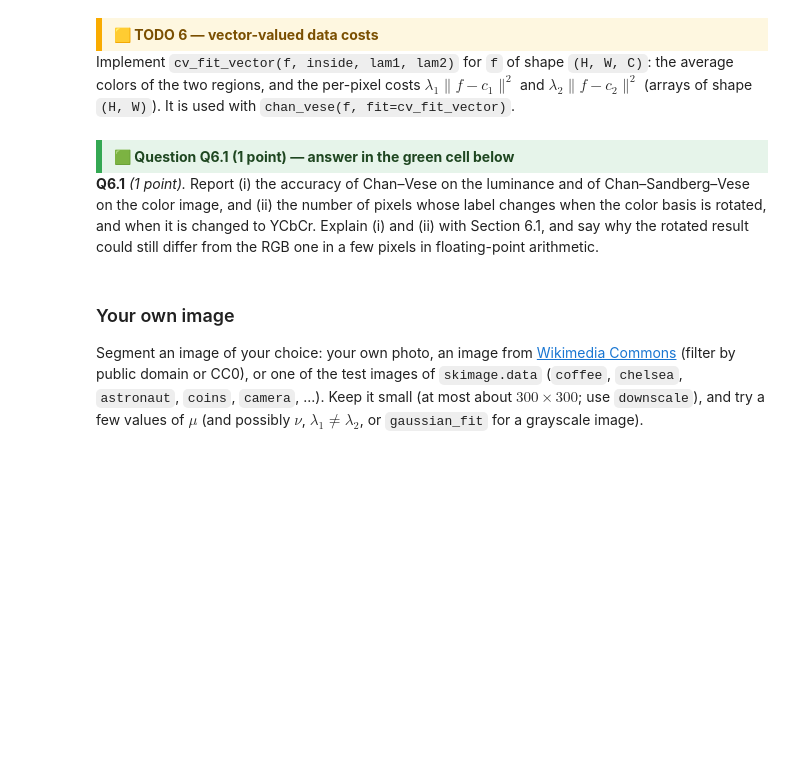
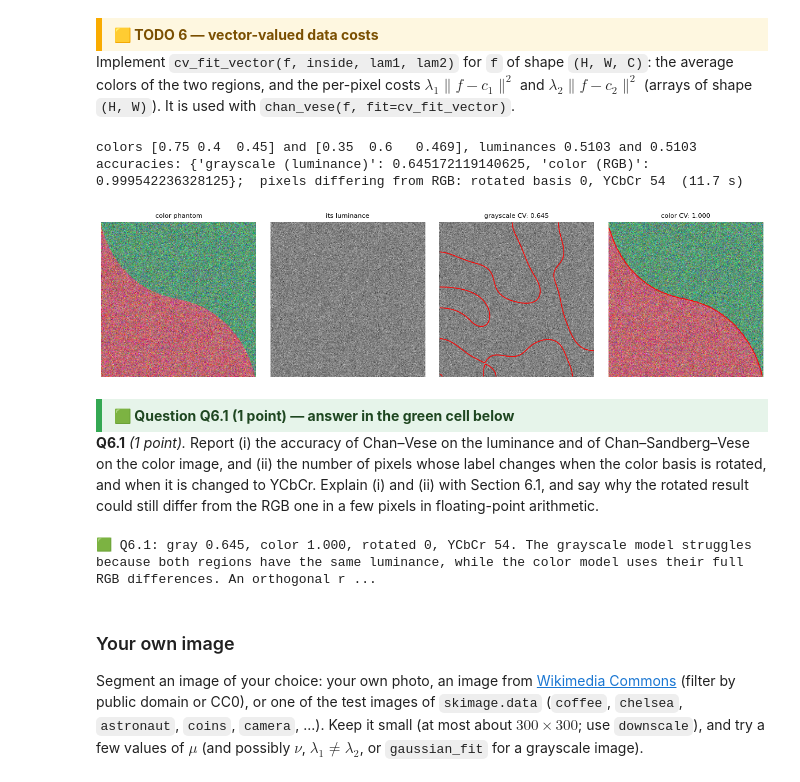
Before and after one commit to Nifel13/C2_optimization, a Jupyter notebook: Week3/Lab3_ChanVese.ipynb, the cells around one changed output. Saved outputs shown, nothing was run; the diff lists cells and outputs as text; code cells hidden in the pictures; blank space fills up the shorter version.

```diff
--- a/Week3/Lab3_ChanVese.ipynb
+++ b/Week3/Lab3_ChanVese.ipynb
@@ -999,42 +1034,53 @@ Implement `cv_fit_vector(f, inside, lam1, lam2)` for `f` of shape `(H, W, C)`: t
 # %%
 def cv_fit_vector(f, inside, lam1=1.0, lam2=1.0):
     # 🟨 YOUR CODE HERE
-    raise NotImplementedError("🟨 Complete this part")
+    c1 = f[inside].mean(axis=0) if inside.any() else np.zeros(f.shape[-1])
+    c2 = f[~inside].mean(axis=0) if (~inside).any() else np.zeros(f.shape[-1])
+
+    cost1 = lam1 * np.sum((f - c1) ** 2, axis=-1)
+    cost2 = lam2 * np.sum((f - c2) ** 2, axis=-1)
+
+    return cost1, cost2
 
 # A color phantom: two colors with exactly the same luminance, plus noise in each channel
 LUM = np.array([0.299, 0.587, 0.114])
 col_in = np.array([0.75, 0.40, 0.45])
 col_out = np.array([0.35, 0.60, 0.0])
 col_out[2] = (LUM @ col_in - LUM[:2] @ col_out[:2]) / LUM[2]          # choose blue so that the luminances match
 rng6 = np.random.default_rng(SEED_COLOR)
 phantom_color = np.where(MASK[..., None], col_in, col_out) + 0.15 * rng6.standard_normal(MASK.shape + (3,))
 phantom_gray = phantom_color @ LUM
 print(f"colors {col_in} and {np.round(col_out, 3)}, luminances {LUM @ col_in:.4f} and {LUM @ col_out:.4f}")
 
 color_runs = {}
 t0 = time.time()
 phi_g, it_g, _ = chan_vese(phantom_gray, mu=0.2, max_iter=1500)
 color_runs["grayscale (luminance)"] = accuracy(phi_g >= 0, MASK)
 phi_c, it_c, _ = chan_vese(phantom_color, mu=0.2, max_iter=1500, fit=cv_fit_vector)
 color_runs["color (RGB)"] = accuracy(phi_c >= 0, MASK)
 Q_rot, _ = np.linalg.qr(np.random.default_rng(0).standard_normal((3, 3)))     # a random orthogonal matrix
 phi_r, _, _ = chan_vese(phantom_color @ Q_rot.T, mu=0.2, max_iter=1500, fit=cv_fit_vector)
 M_ycc = np.array([[0.299, 0.587, 0.114], [-0.168736, -0.331264, 0.5], [0.5, -0.418688, -0.081312]])
 phi_y, _, _ = chan_vese(phantom_color @ M_ycc.T, mu=0.2, max_iter=1500, fit=cv_fit_vector)
 diff_rot = int(np.sum((phi_r >= 0) != (phi_c >= 0)))
 diff_ycc = int(np.sum((phi_y >= 0) != (phi_c >= 0)))
 print(f"accuracies: {color_runs};  pixels differing from RGB: rotated basis {diff_rot}, YCbCr {diff_ycc}  ({time.time() - t0:.1f} s)")
 show([np.clip(phantom_color, 0, 1), phantom_gray, phantom_gray, np.clip(phantom_color, 0, 1)],
      ["color phantom", "its luminance", f"grayscale CV: {color_runs['grayscale (luminance)']:.3f}", f"color CV: {color_runs['color (RGB)']:.3f}"],
      contours=[None, None, phi_g, phi_c])
+# %% [output]
+colors [0.75 0.4  0.45] and [0.35  0.6   0.469], luminances 0.5103 and 0.5103
+accuracies: {'grayscale (luminance)': 0.645172119140625, 'color (RGB)': 0.999542236328125};  pixels differing from RGB: rotated basis 0, YCbCr 54  (11.7 s)
+[figure, added]
 # %% [markdown]
 <div style="background-color:#e6f4ea; border-left:6px solid #34a853; padding:6px 12px; font-weight:bold; color:#1e4620;">🟩 Question Q6.1 (1 point) — answer in the green cell below</div>
 
 **Q6.1** *(1 point).* Report (i) the accuracy of Chan–Vese on the luminance and of Chan–Sandberg–Vese on the color image, and (ii) the number of pixels whose label changes when the color basis is rotated, and when it is changed to YCbCr. Explain (i) and (ii) with Section 6.1, and say why the rotated result could still differ from the RGB one in a few pixels in floating-point arithmetic.
 # %%
 # 🟩🟩🟩 ANSWER CELL — Q6.1 🟩🟩🟩
-answer("Q6.1", f"gray {color_runs['grayscale (luminance)']:.3f}, color {color_runs['color (RGB)']:.3f}, "
-               f"rotated {diff_rot}, YCbCr {diff_ycc}.  ?")
+answer("Q6.1", f"gray {color_runs['grayscale (luminance)']:.3f}, color {color_runs['color (RGB)']:.3f}, rotated {diff_rot}, YCbCr {diff_ycc}. The grayscale model struggles because both regions have the same luminance, while the color model uses their full RGB differences. An orthogonal rotation preserves Euclidean color distances, so the segmentation is unchanged; minor differences could still occur from floating-point rounding near the decision boundary. YCbCr is not orthogonal and reweights the channels, causing some labels to change.")
+# %% [output]
+🟩 Q6.1: gray 0.645, color 1.000, rotated 0, YCbCr 54. The grayscale model struggles because both regions have the same luminance, while the color model uses their full RGB differences. An orthogonal r ...
 # %% [markdown]
 ### Your own image
 
```
Also changed, not shown: parts of 19 cells of this notebook.
